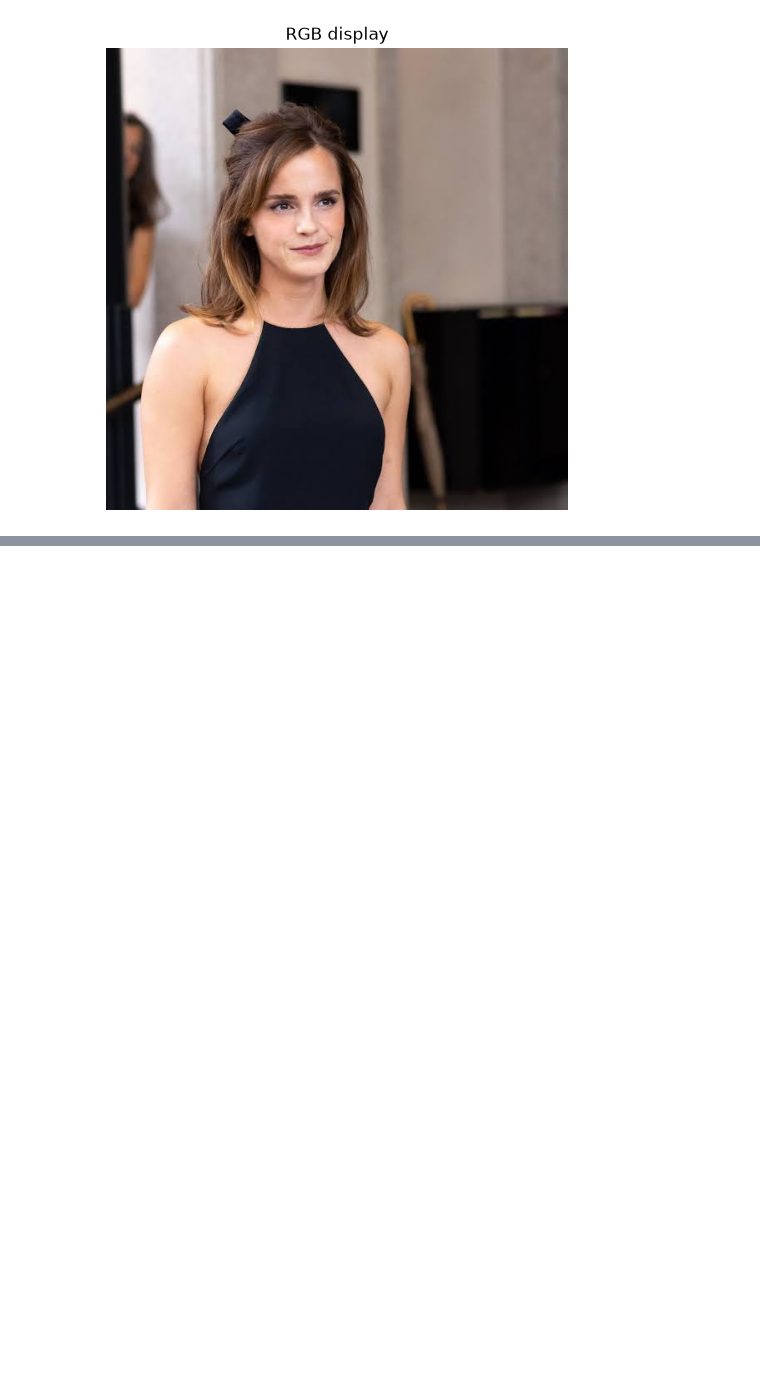
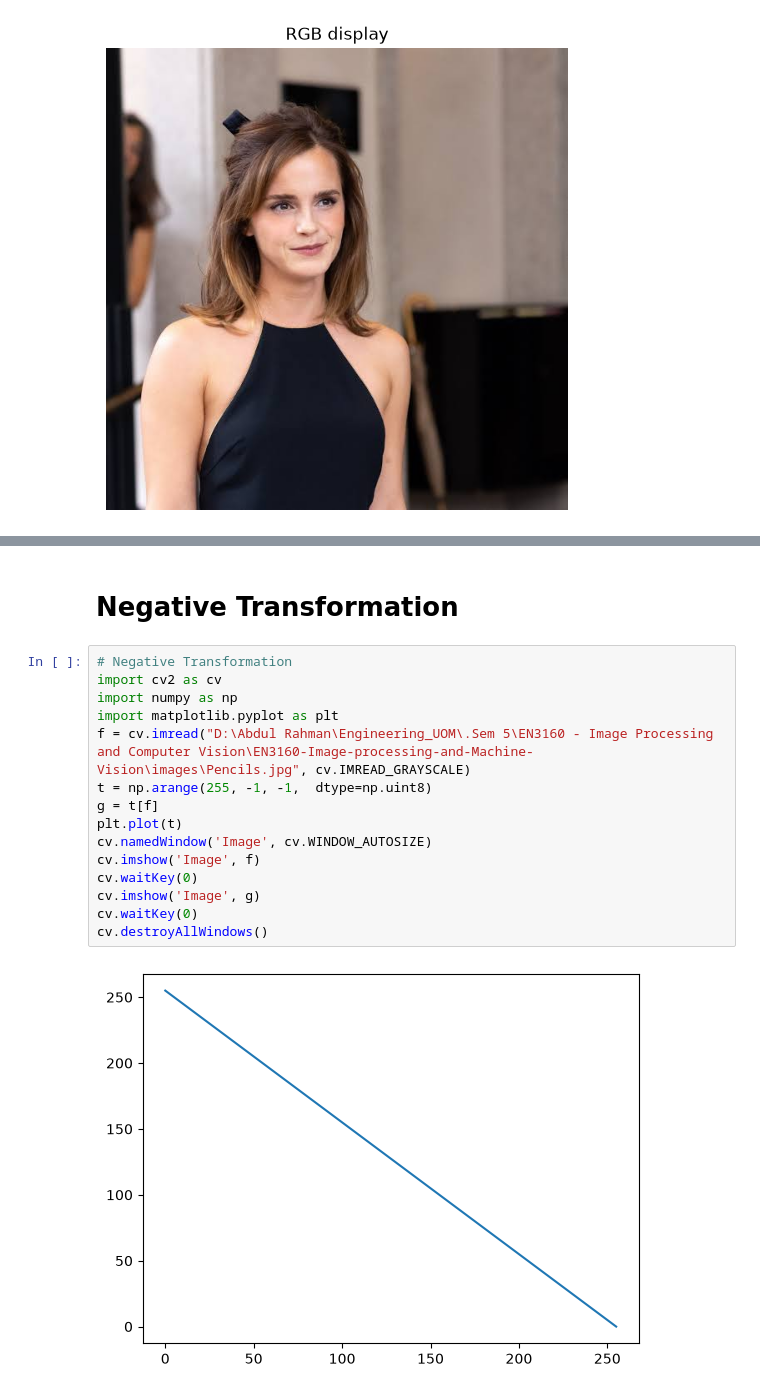
Before and after one commit to Abdul-Rahman-bme/EN3160-Image-processing-and-Machine-Vision, a Jupyter notebook: Lec_2_code/Lec_2_jupyter.ipynb, the cells around one changed output, grey strips where cells are left out. Saved outputs shown, nothing was run; the diff lists cells and outputs as text; blank space fills up the shorter version.

```diff
--- a/Lec_2_code/Lec_2_jupyter.ipynb
+++ b/Lec_2_code/Lec_2_jupyter.ipynb
@@ -215,0 +275,19 @@ Mean BGR values: [ 94.87510915 101.14755177 118.8290542 ]
+# %% [markdown]
+# Negative Transformation
+# %%
+# Negative Transformation
+import cv2 as cv
+import numpy as np
+import matplotlib.pyplot as plt
+f = cv.imread("D:\Abdul Rahman\Engineering_UOM\.Sem 5\EN3160 - Image Processing and Computer Vision\EN3160-Image-processing-and-Machine-Vision\images\Pencils.jpg", cv.IMREAD_GRAYSCALE)
+t = np.arange(255, -1, -1,  dtype=np.uint8)
+g = t[f]
+plt.plot(t)
+cv.namedWindow('Image', cv.WINDOW_AUTOSIZE)
+cv.imshow('Image', f)
+cv.waitKey(0)
+cv.imshow('Image', g)
+cv.waitKey(0)
+cv.destroyAllWindows()
+# %% [output]
+[figure, added]
```
Also changed, not shown: parts of 5 cells of this notebook, 2 other files.
